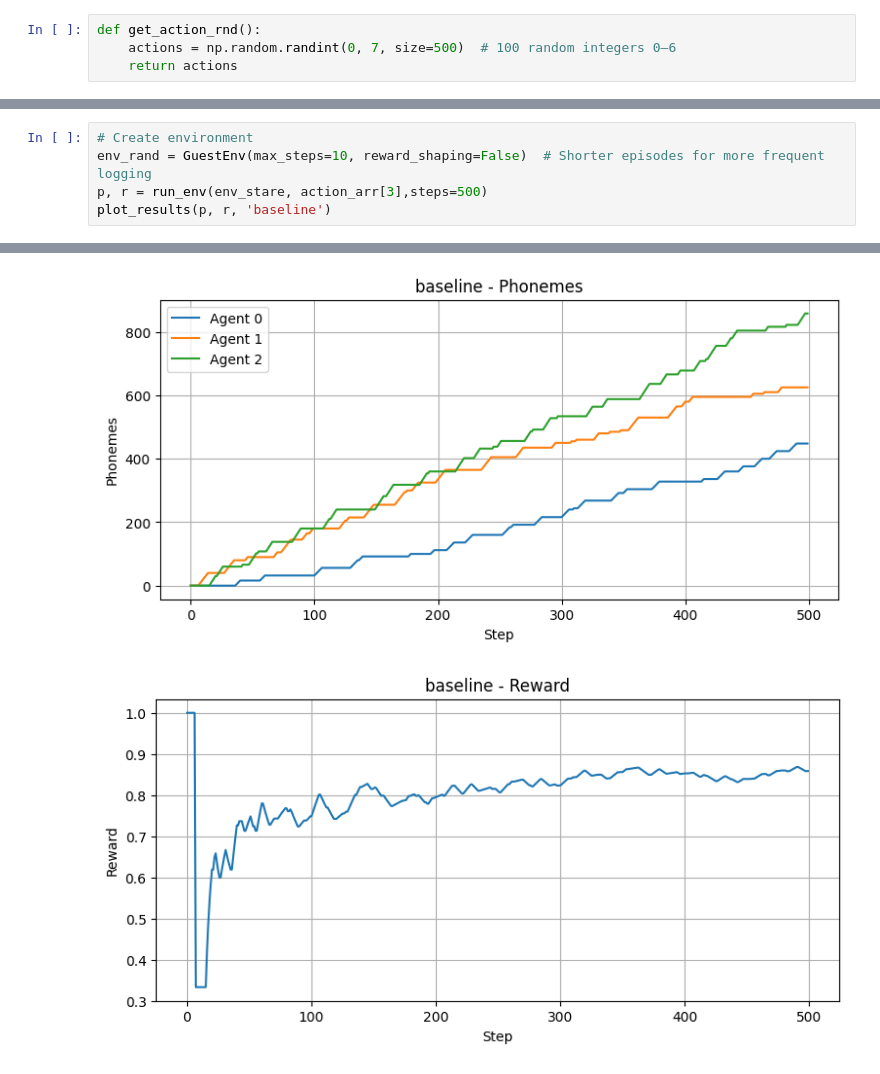
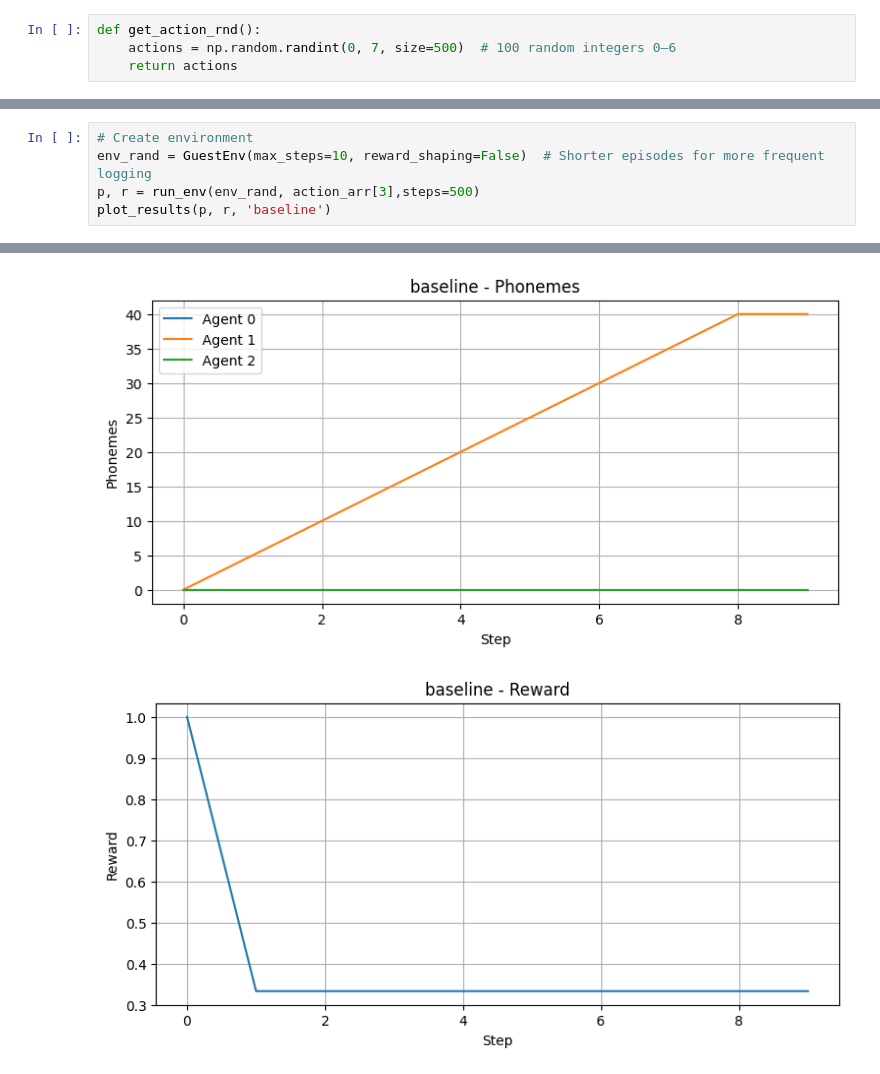
Before and after one commit to ofirmac/env, a Jupyter notebook: src/test_result/diffrent_action.ipynb, the cells around one changed output, grey strips where cells are left out. Cells and saved outputs as stored; diff of their text form.

```diff
--- a/src/test_result/diffrent_action.ipynb
+++ b/src/test_result/diffrent_action.ipynb
@@ -203,6 +203,6 @@ plot_results(p, r, 'baseline')
 # %%
 # Create environment
 env_rand = GuestEnv(max_steps=10, reward_shaping=False)  # Shorter episodes for more frequent logging
-p, r = run_env(env_stare, action_arr[3],steps=500)
+p, r = run_env(env_rand, action_arr[3],steps=500)
 plot_results(p, r, 'baseline')
 # %% [output]
@@ -210,5 +210,5 @@ plot_results(p, r, 'baseline')
-[figure, old version]
+[figure, new version]
-[figure, old version]
+[figure, new version]
 # %%
 # Create environment
 env_rand = GuestEnv(max_steps=10, reward_shaping=False)  # Shorter episodes for more frequent logging
```
Also changed, not shown: parts of 10 cells of this notebook, 3 other files.
